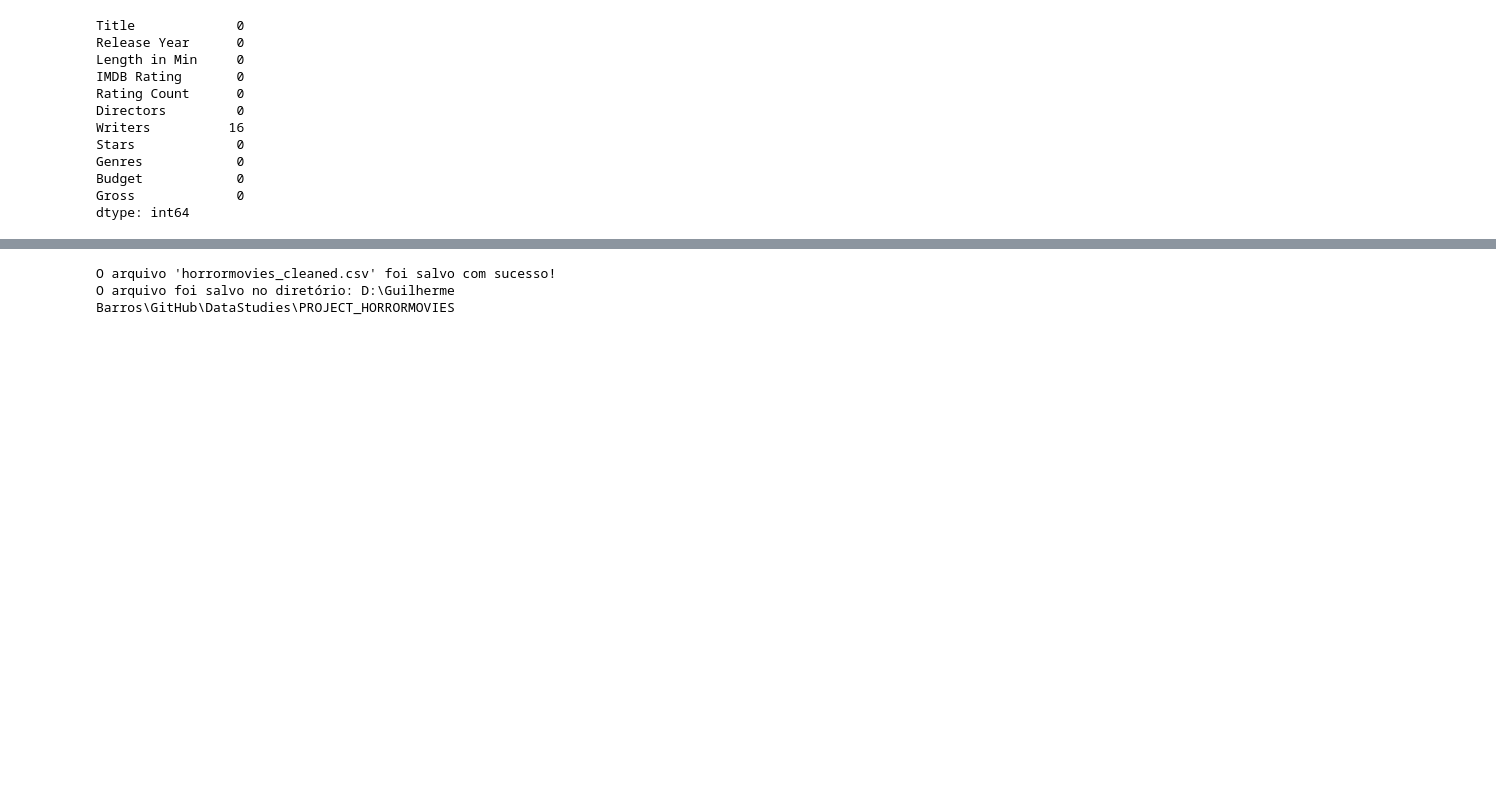
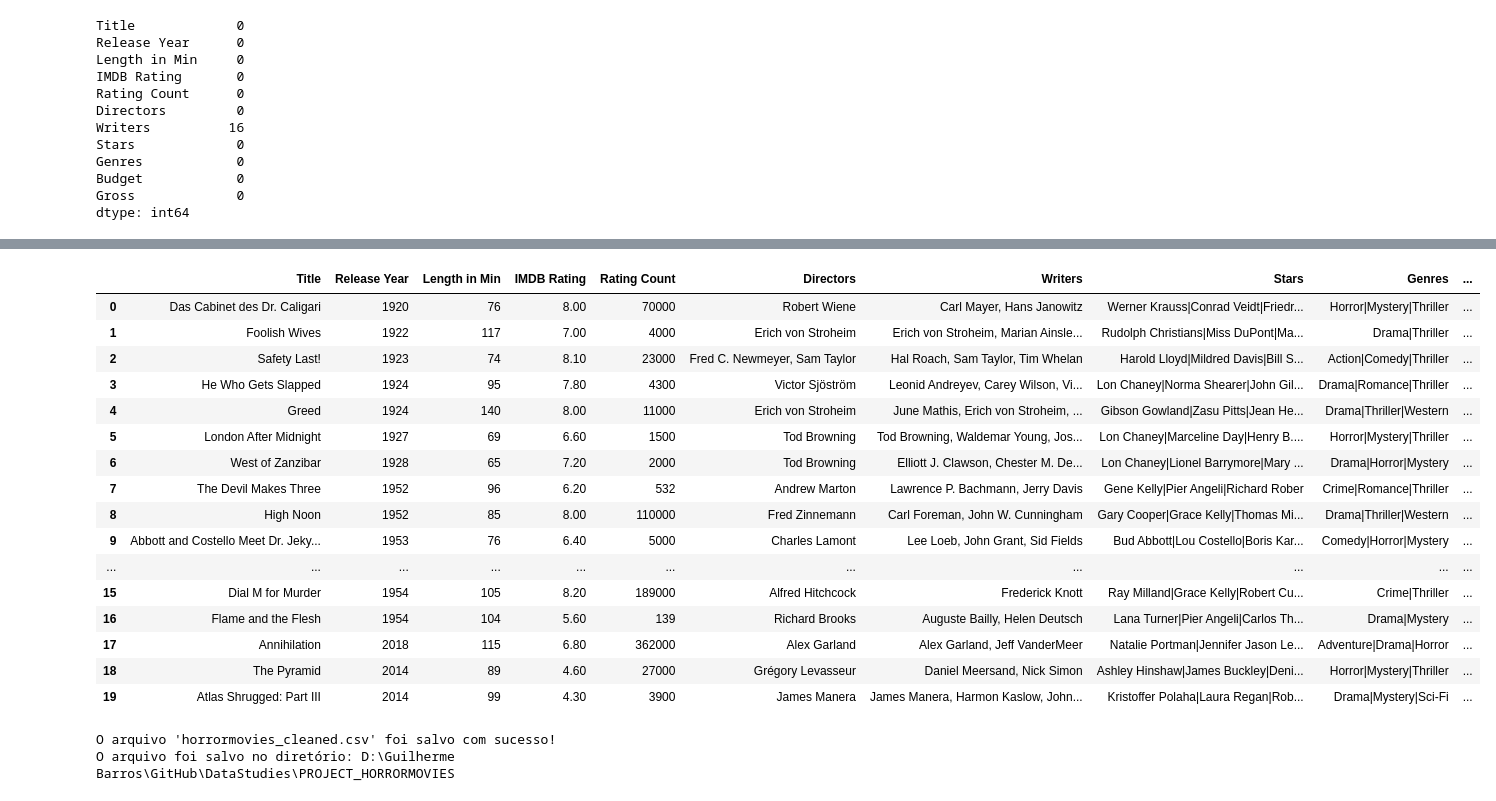
Before and after one commit to GuiNGBarros/DataStudies, a Jupyter notebook: PROJECT_HORRORMOVIES/Limpeza e análise.ipynb, the cells around one changed output, grey strips where cells are left out. Drawn from its saved outputs; the diff is of its cells as text; code cells hidden in the pictures; blank space fills up the shorter version.

```diff
--- a/PROJECT_HORRORMOVIES/Limpeza e análise.ipynb
+++ b/PROJECT_HORRORMOVIES/Limpeza e análise.ipynb
@@ -95,3 +95,42 @@ display(dfilmes)
+# %%
+# Função para tratar as barras verticais '|'
+def tratar_barras(func):
+    if pd.isna(func):
+        return func  # Retorna o valor original se for NaN
+
+    # Remove a barra vertical no final da string, se houver
+    func = func.rstrip('|')
+
+    # Substitui as barras verticais no meio por vírgulas
+    func = func.replace('|', ', ')
+
+    return func
+
+# Aplica a função na coluna 'Directors'
+dfilmes['Directors'] = dfilmes['Directors'].apply(tratar_barras)
+
+# Aplica a função na coluna 'Writers'
+dfilmes['Writers'] = dfilmes['Writers'].apply(tratar_barras)
+# %%
+dfilmes.head(20)
+# %% [output]
+|  | Title | Release Year | Length in Min | IMDB Rating | Rating Count | Directors | Writers | Stars | Genres | ... |
+| 0 | Das Cabinet des Dr. Caligari | 1920 | 76 | 8.00 | 70000 | Robert Wiene | Carl Mayer, Hans Janowitz | Werner Krauss|Conrad Veidt|Friedr... | Horror|Mystery|Thriller | ... |
+| 1 | Foolish Wives | 1922 | 117 | 7.00 | 4000 | Erich von Stroheim | Erich von Stroheim, Marian Ainsle... | Rudolph Christians|Miss DuPont|Ma... | Drama|Thriller | ... |
+| 2 | Safety Last! | 1923 | 74 | 8.10 | 23000 | Fred C. Newmeyer, Sam Taylor | Hal Roach, Sam Taylor, Tim Whelan | Harold Lloyd|Mildred Davis|Bill S... | Action|Comedy|Thriller | ... |
+| 3 | He Who Gets Slapped | 1924 | 95 | 7.80 | 4300 | Victor Sjöström | Leonid Andreyev, Carey Wilson, Vi... | Lon Chaney|Norma Shearer|John Gil... | Drama|Romance|Thriller | ... |
+| 4 | Greed | 1924 | 140 | 8.00 | 11000 | Erich von Stroheim | June Mathis, Erich von Stroheim, ... | Gibson Gowland|Zasu Pitts|Jean He... | Drama|Thriller|Western | ... |
+| 5 | London After Midnight | 1927 | 69 | 6.60 | 1500 | Tod Browning | Tod Browning, Waldemar Young, Jos... | Lon Chaney|Marceline Day|Henry B.... | Horror|Mystery|Thriller | ... |
+| 6 | West of Zanzibar | 1928 | 65 | 7.20 | 2000 | Tod Browning | Elliott J. Clawson, Chester M. De... | Lon Chaney|Lionel Barrymore|Mary ... | Drama|Horror|Mystery | ... |
+| 7 | The Devil Makes Three | 1952 | 96 | 6.20 | 532 | Andrew Marton | Lawrence P. Bachmann, Jerry Davis | Gene Kelly|Pier Angeli|Richard Rober | Crime|Romance|Thriller | ... |
+| 8 | High Noon | 1952 | 85 | 8.00 | 110000 | Fred Zinnemann | Carl Foreman, John W. Cunningham | Gary Cooper|Grace Kelly|Thomas Mi... | Drama|Thriller|Western | ... |
+| 9 | Abbott and Costello Meet Dr. Jeky... | 1953 | 76 | 6.40 | 5000 | Charles Lamont | Lee Loeb, John Grant, Sid Fields | Bud Abbott|Lou Costello|Boris Kar... | Comedy|Horror|Mystery | ... |
+| ... | ... | ... | ... | ... | ... | ... | ... | ... | ... | ... |
+| 15 | Dial M for Murder | 1954 | 105 | 8.20 | 189000 | Alfred Hitchcock | Frederick Knott | Ray Milland|Grace Kelly|Robert Cu... | Crime|Thriller | ... |
+| 16 | Flame and the Flesh | 1954 | 104 | 5.60 | 139 | Richard Brooks | Auguste Bailly, Helen Deutsch | Lana Turner|Pier Angeli|Carlos Th... | Drama|Mystery | ... |
+| 17 | Annihilation | 2018 | 115 | 6.80 | 362000 | Alex Garland | Alex Garland, Jeff VanderMeer | Natalie Portman|Jennifer Jason Le... | Adventure|Drama|Horror | ... |
+| 18 | The Pyramid | 2014 | 89 | 4.60 | 27000 | Grégory Levasseur | Daniel Meersand, Nick Simon | Ashley Hinshaw|James Buckley|Deni... | Horror|Mystery|Thriller | ... |
+| 19 | Atlas Shrugged: Part III | 2014 | 99 | 4.30 | 3900 | James Manera | James Manera, Harmon Kaslow, John... | Kristoffer Polaha|Laura Regan|Rob... | Drama|Mystery|Sci-Fi | ... |
 # %%
 import os
 
```
Also changed, not shown: parts of 2 cells of this notebook, 1 other file.
